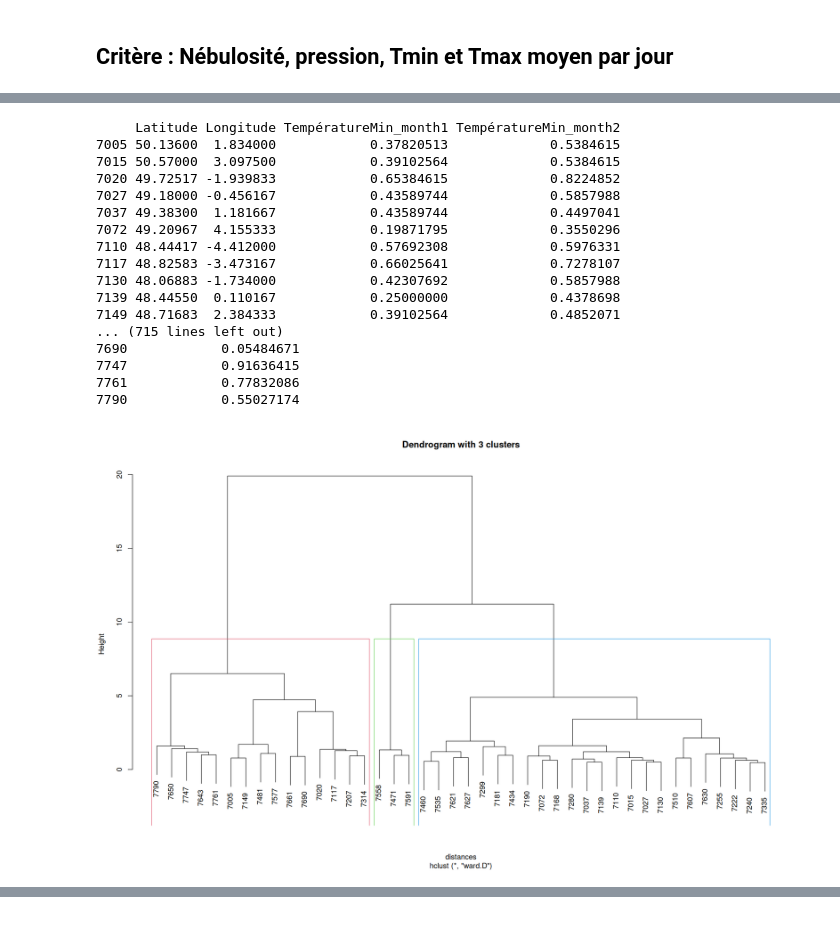
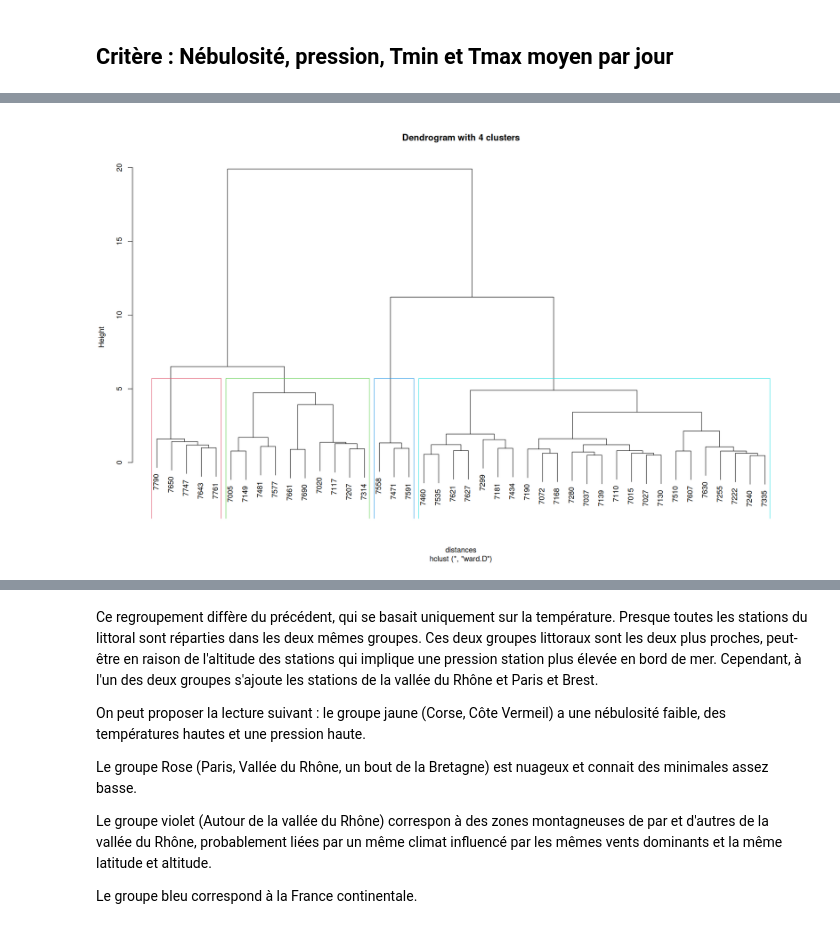
Before and after one commit to thomasdepic/SDD-BE-meteo, a Jupyter notebook: questions/6_clustering.ipynb, the cells around one changed output, grey strips where cells are left out. Drawn from its saved outputs; the diff is of its cells as text; code cells hidden in the pictures.

```diff
--- a/questions/6_clustering.ipynb
+++ b/questions/6_clustering.ipynb
@@ -239,23 +213,6 @@ the `.groups` argument.
 # %%
 # display dendogram and map
-auto_dendogram(TNP_wide, nk=3, metro=metro)
+auto_dendogram(TNP_wide, nk=4, metro=metro)
 # %% [output]
-     Latitude Longitude TempératureMin_month1 TempératureMin_month2
-7005 50.13600  1.834000            0.37820513             0.5384615
-7015 50.57000  3.097500            0.39102564             0.5384615
-7020 49.72517 -1.939833            0.65384615             0.8224852
-7027 49.18000 -0.456167            0.43589744             0.5857988
-7037 49.38300  1.181667            0.43589744             0.4497041
-7072 49.20967  4.155333            0.19871795             0.3550296
-7110 48.44417 -4.412000            0.57692308             0.5976331
-7117 48.82583 -3.473167            0.66025641             0.7278107
-7130 48.06883 -1.734000            0.42307692             0.5857988
-7139 48.44550  0.110167            0.25000000             0.4378698
-7149 48.71683  2.384333            0.39102564             0.4852071
-... (715 lines left out)
-7690            0.05484671
-7747            0.91636415
-7761            0.77832086
-7790            0.55027174
-[figure, old version]
+[figure, new version]
 [figure]
@@ -262,0 +220,10 @@ auto_dendogram(TNP_wide, nk=3, metro=metro)
+# %% [markdown]
+Ce regroupement diffère du précédent, qui se basait uniquement sur la température. Presque toutes les stations du littoral sont réparties dans les deux mêmes groupes. Ces deux groupes littoraux sont les deux plus proches, peut-être en raison de l'altitude des stations qui implique une pression station plus élevée en bord de mer. Cependant, à l'un des deux groupes s'ajoute les stations de la vallée du Rhône et Paris et Brest.
+
+On peut proposer la lecture suivant : le groupe jaune (Corse, Côte Vermeil) a une nébulosité faible, des températures hautes et une pression haute.
+
+Le groupe Rose (Paris, Vallée du Rhône, un bout de la Bretagne) est nuageux et connait des minimales assez basse.
+
+Le groupe violet (Autour de la vallée du Rhône) correspon à des zones montagneuses de par et d'autres de la vallée du Rhône, probablement liées par un même climat influencé par les mêmes vents dominants et la même latitude et altitude.
+
+Le groupe bleu correspond à la France continentale.
```
Also changed, not shown: parts of 11 cells of this notebook.
